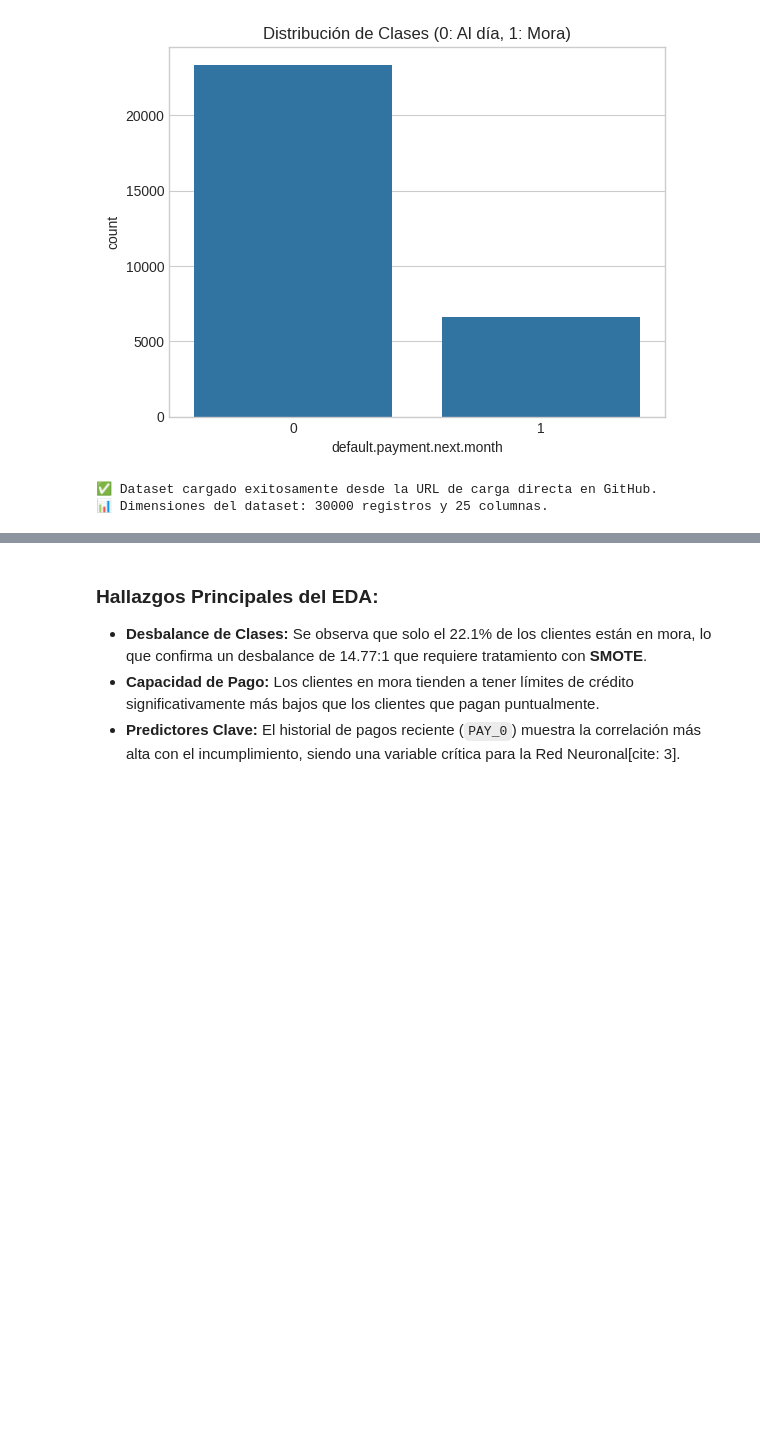
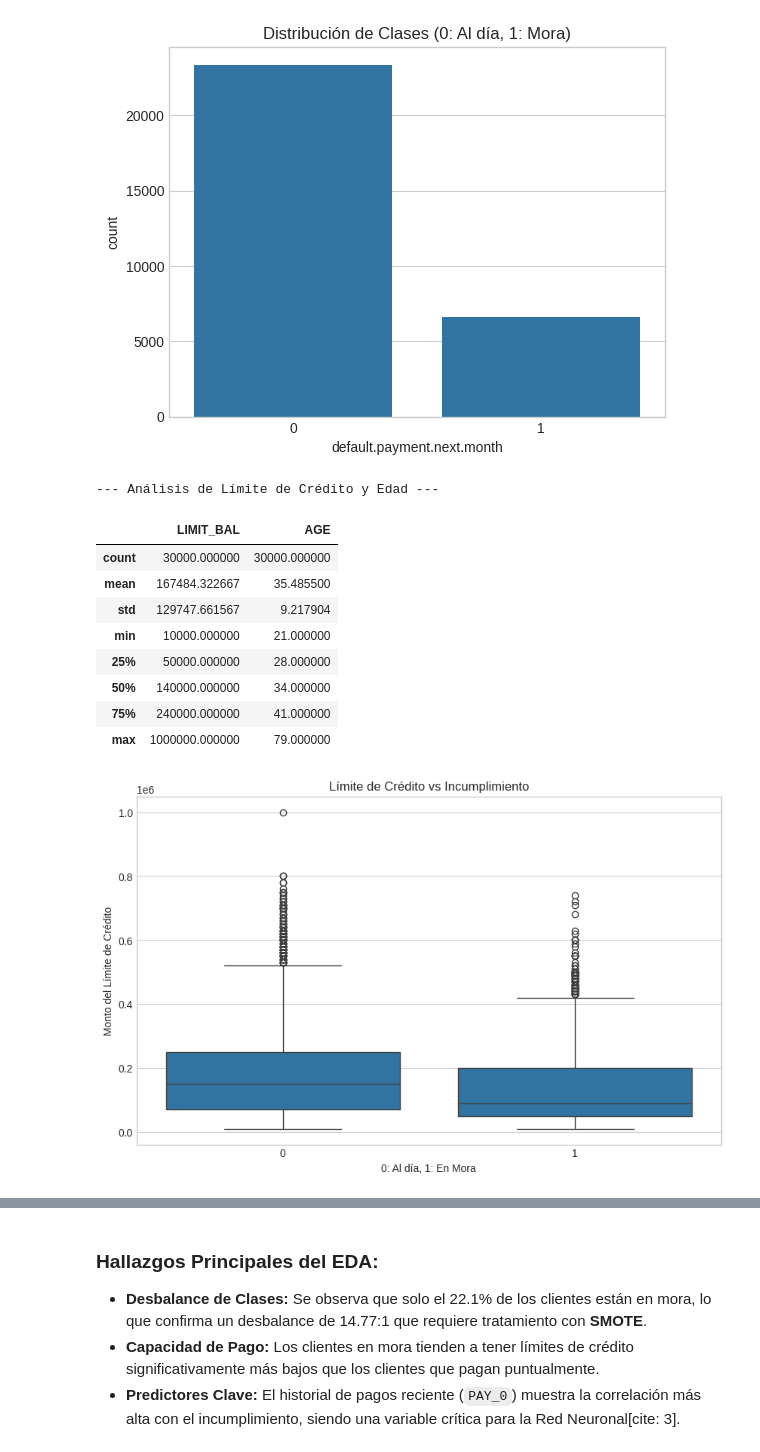
Before and after one commit to dtorvisco-pucp/DL-Final-Torvisco-Andres, a Jupyter notebook: DL_Final_Torvisco_Andres_.ipynb, the cells around one changed output, grey strips where cells are left out. Cells and saved outputs as stored; diff of their text form; code cells hidden in the pictures; blank space fills up the shorter version.

```diff
--- a/DL_Final_Torvisco_Andres_.ipynb
+++ b/DL_Final_Torvisco_Andres_.ipynb
@@ -83,23 +83,37 @@ default.payment.next.month
 1     6636
 Name: count, dtype: int64
 [figure]
-# %%
-# 4.1 Carga de datos
-import pandas as pd
-
-# URL de carga directa obtenida de tu propio repositorio GitHub
-url_dataset = 'https://github.com/dtorvisco-pucp/DL-Final-Torvisco-Andres/raw/refs/heads/main/data/UCI_Credit_Card.csv'
-
-try:
-    # Carga directa para asegurar reproducibilidad sin depender de archivos locales o Google Drive
-    df = pd.read_csv(url_dataset)
-    print("✅ Dataset cargado exitosamente desde la URL de carga directa en GitHub.")
-    print(f"📊 Dimensiones del dataset: {df.shape[0]} registros y {df.shape[1]} columnas.")
-except Exception as e:
-    print(f"❌ Error al cargar el dataset: {e}")
-# %% [output]
-✅ Dataset cargado exitosamente desde la URL de carga directa en GitHub.
-📊 Dimensiones del dataset: 30000 registros y 25 columnas.
+# %%
+# 4.1 Carga de datos desde la URL para asegurar reproducibilidad
+url_dataset = 'https://raw.githubusercontent.com/dtorvisco-pucp/DL-Final-Torvisco-Andres/main/data/UCI_Credit_Card.csv'
+df = pd.read_csv(url_dataset)
+
+# 4.3 Estadísticas Descriptivas (Esto genera la tabla que ves arriba)
+print("\n--- Análisis de Límite de Crédito y Edad ---")
+display(df[['LIMIT_BAL', 'AGE']].describe())
+
+# Visualización de Límite de Crédito vs Mora (Esto genera el Boxplot)
+import matplotlib.pyplot as plt
+import seaborn as sns
+
+plt.figure(figsize=(10, 6))
+sns.boxplot(x='default.payment.next.month', y='LIMIT_BAL', data=df)
+plt.title('Límite de Crédito vs Incumplimiento')
+plt.xlabel('0: Al día, 1: En Mora')
+plt.ylabel('Monto del Límite de Crédito')
+plt.show()
+# %% [output]
+--- Análisis de Límite de Crédito y Edad ---
+|  | LIMIT_BAL | AGE |
+| count | 30000.000000 | 30000.000000 |
+| mean | 167484.322667 | 35.485500 |
+| std | 129747.661567 | 9.217904 |
+| min | 10000.000000 | 21.000000 |
+| 25% | 50000.000000 | 28.000000 |
+| 50% | 140000.000000 | 34.000000 |
+| 75% | 240000.000000 | 41.000000 |
+| max | 1000000.000000 | 79.000000 |
+[figure, added]
 # %%
 # 4.4 Matriz de Correlación (Variables de historial de pago)
 plt.figure(figsize=(10, 6))
```
Also changed, not shown: parts of 4 cells of this notebook.
